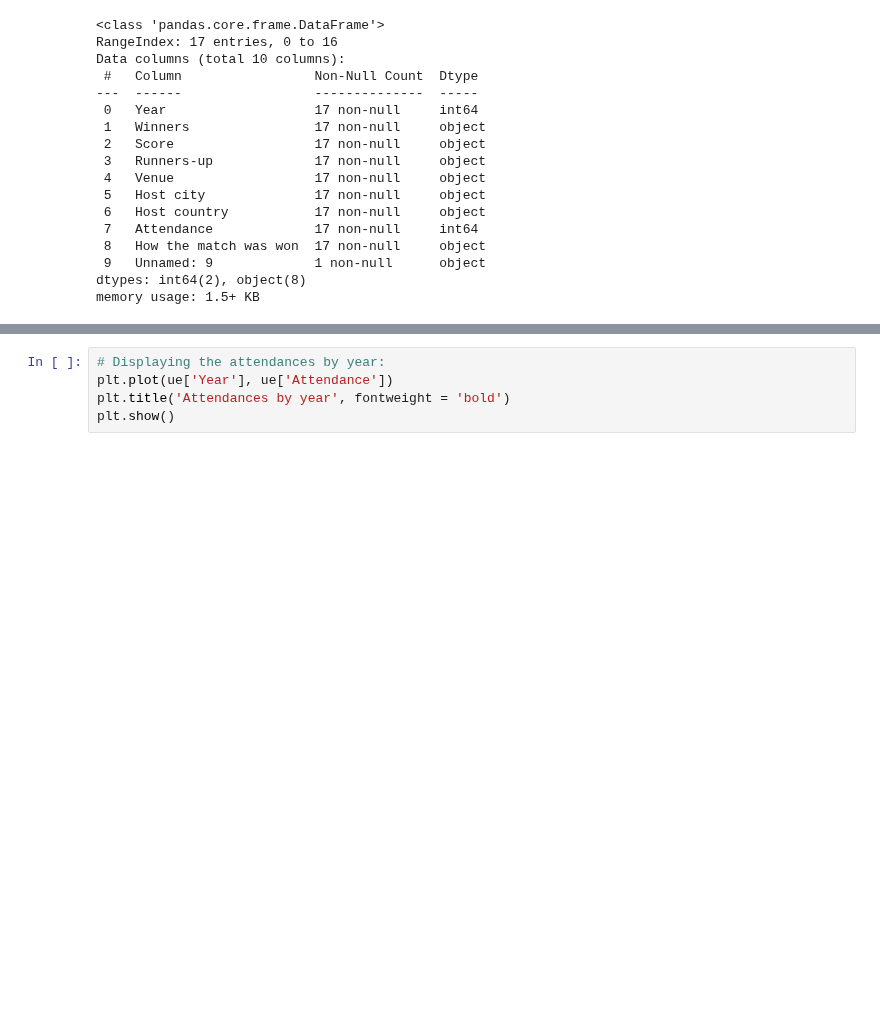
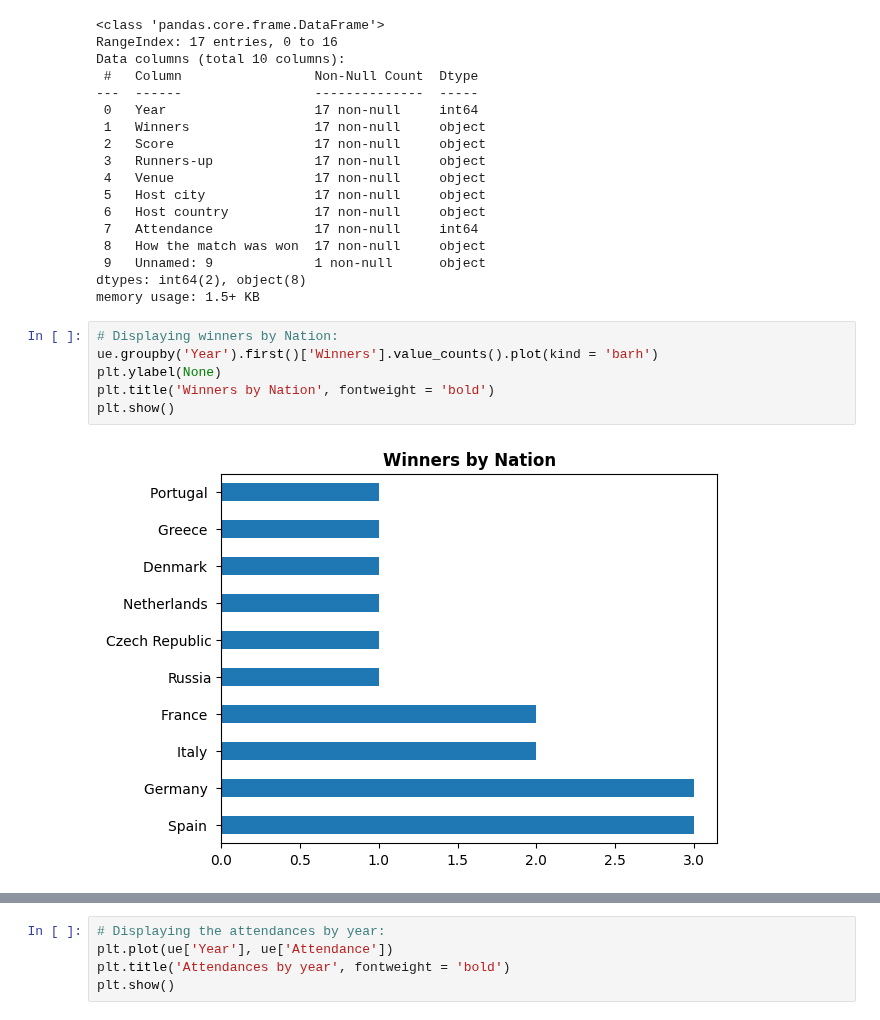
Before and after one commit to guilhermelaviola/SoccerCompetitionsStudy, a Jupyter notebook: UEFAEuroStudy.ipynb, the cells around one changed output, grey strips where cells are left out. Cells and saved outputs as stored; diff of their text form; blank space fills up the shorter version.

```diff
--- a/UEFAEuroStudy.ipynb
+++ b/UEFAEuroStudy.ipynb
@@ -48,3 +48,11 @@ Data columns (total 10 columns):
  9   Unnamed: 9             1 non-null      object
 dtypes: int64(2), object(8)
 memory usage: 1.5+ KB
+# %%
+# Displaying winners by Nation:
+ue.groupby('Year').first()['Winners'].value_counts().plot(kind = 'barh')
+plt.ylabel(None)
+plt.title('Winners by Nation', fontweight = 'bold')
+plt.show()
+# %% [output]
+[figure, added]
```
Also changed, not shown: parts of 6 cells of this notebook.
